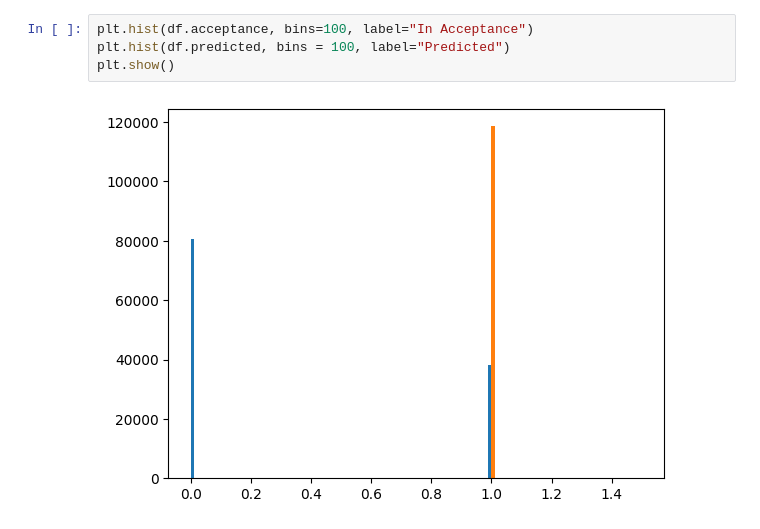
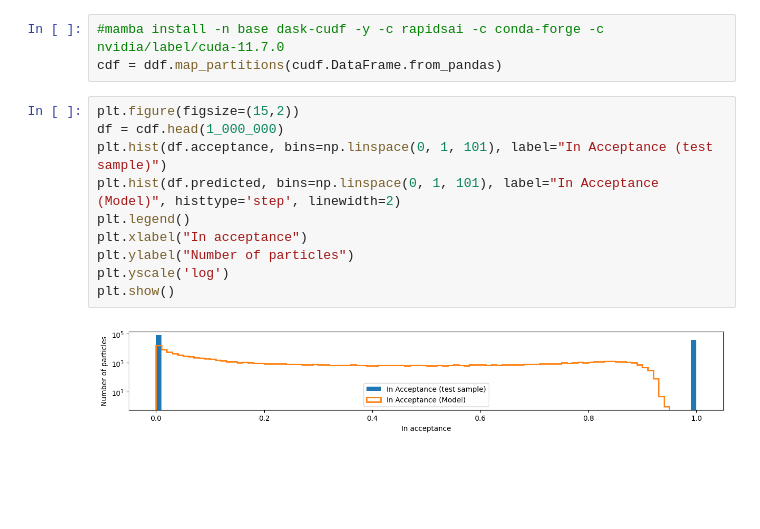
Before and after one commit to landerlini/lb-trksim-train, a Jupyter notebook: notebooks/Acceptance-validation.ipynb, the cells around one changed output. Saved outputs shown, nothing was run; the diff lists cells and outputs as text; blank space fills up the shorter version.

```diff
--- a/notebooks/Acceptance-validation.ipynb
+++ b/notebooks/Acceptance-validation.ipynb
@@ -61,6 +90,15 @@ y_hat = acceptance_model.predict(X, batch_size=100_000)
-# %%
-plt.hist(df.acceptance, bins=100, label="In Acceptance")
-plt.hist(df.predicted, bins = 100, label="Predicted")
-plt.show()
-# %% [output]
-[figure, removed]
+# %%
+#mamba install -n base dask-cudf -y -c rapidsai -c conda-forge -c nvidia/label/cuda-11.7.0
+cdf = ddf.map_partitions(cudf.DataFrame.from_pandas)
+# %%
+plt.figure(figsize=(15,2))
+df = cdf.head(1_000_000)
+plt.hist(df.acceptance, bins=np.linspace(0, 1, 101), label="In Acceptance (test sample)")
+plt.hist(df.predicted, bins=np.linspace(0, 1, 101), label="In Acceptance (Model)", histtype='step', linewidth=2)
+plt.legend()
+plt.xlabel("In acceptance")
+plt.ylabel("Number of particles")
+plt.yscale('log')
+plt.show()
+# %% [output]
+[figure, added]
```
Also changed, not shown: parts of 10 cells of this notebook, 2 other files.
